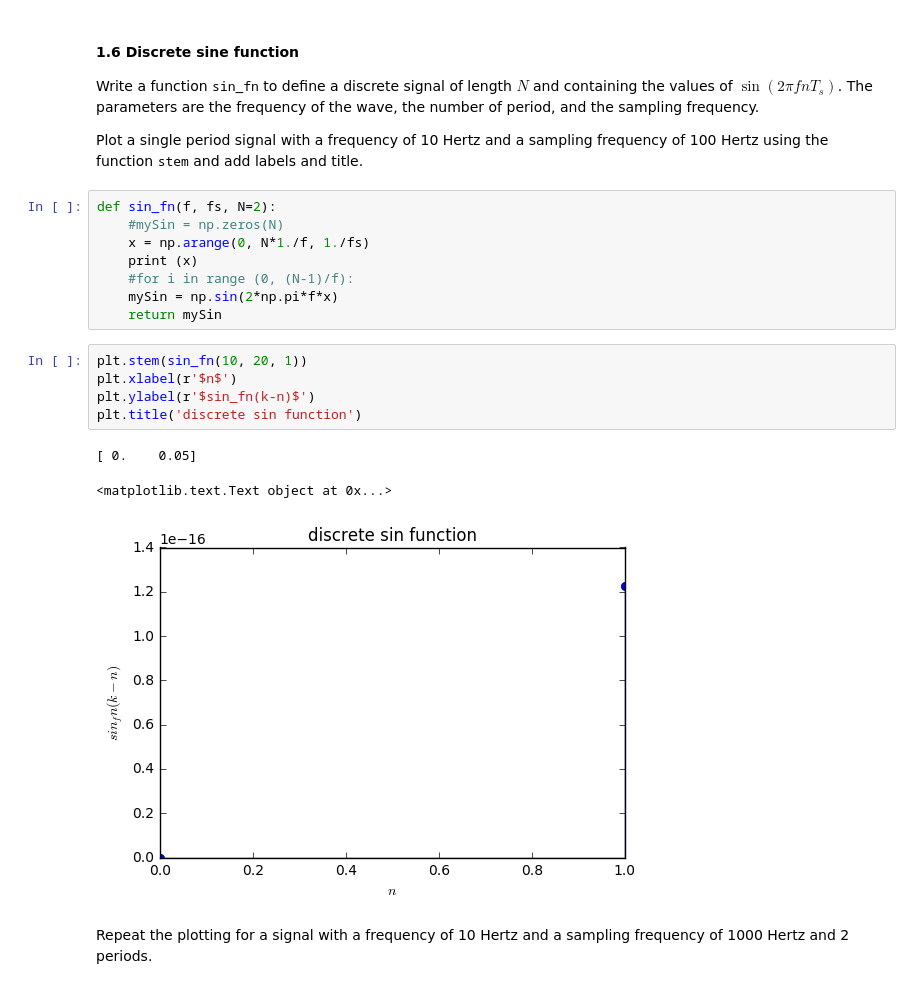
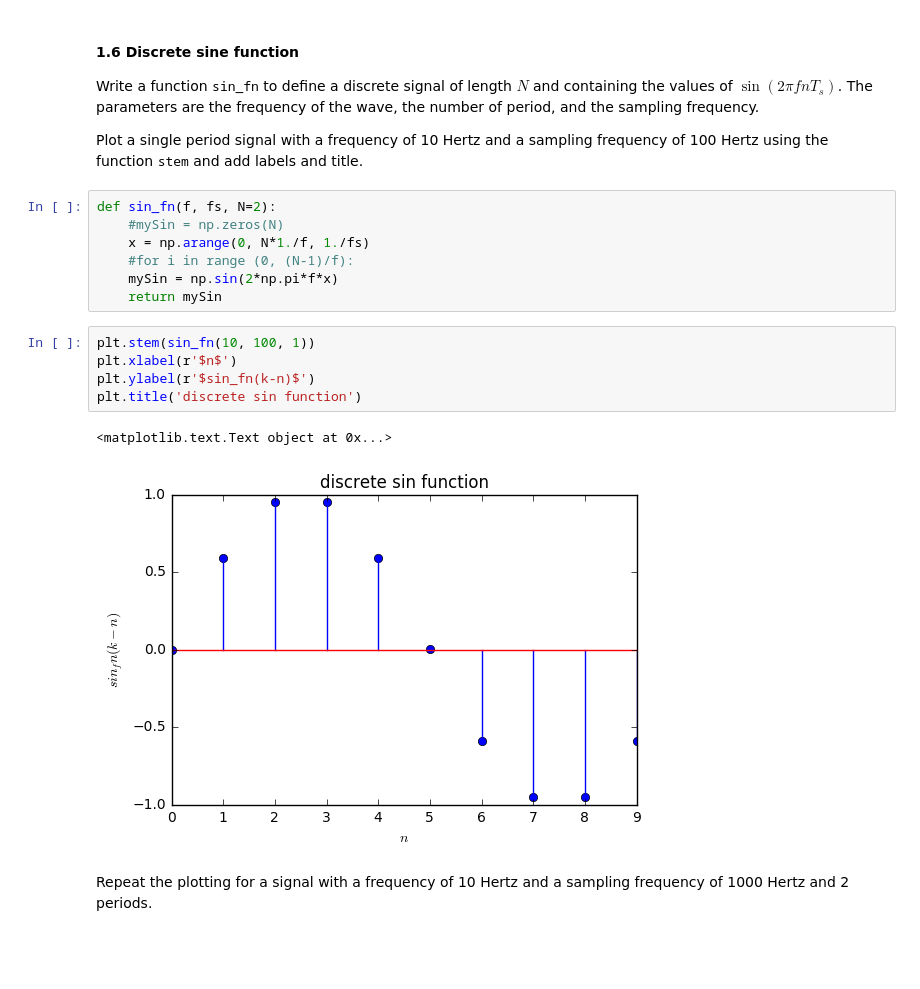
Before and after one commit to sniper0110/DSP-TP-1617, a Jupyter notebook: Lab1/python/Lab1.ipynb, the cells around one changed output. Drawn from its saved outputs; the diff is of its cells as text; blank space fills up the shorter version.

```diff
--- a/Lab1/python/Lab1.ipynb
+++ b/Lab1/python/Lab1.ipynb
@@ -169,19 +169,17 @@ Plot a single period signal with a frequency of 10 Hertz and a sampling frequenc
 def sin_fn(f, fs, N=2):
     #mySin = np.zeros(N)
     x = np.arange(0, N*1./f, 1./fs)
-    print (x)
     #for i in range (0, (N-1)/f):
     mySin = np.sin(2*np.pi*f*x)
     return mySin
 # %%
-plt.stem(sin_fn(10, 20, 1))
+plt.stem(sin_fn(10, 100, 1))
 plt.xlabel(r'$n$')
 plt.ylabel(r'$sin_fn(k-n)$')
 plt.title('discrete sin function')
 # %% [output]
-[ 0.    0.05]
+<matplotlib.text.Text object at 0x...>
-<matplotlib.text.Text object at 0x...>
-[figure, old version]
+[figure, new version]
 # %% [markdown]
 Repeat the plotting for a signal with a frequency of 10 Hertz and a sampling frequency of 1000 Hertz and 2 periods.
 # %%
```
Also changed, not shown: parts of 13 cells of this notebook.
